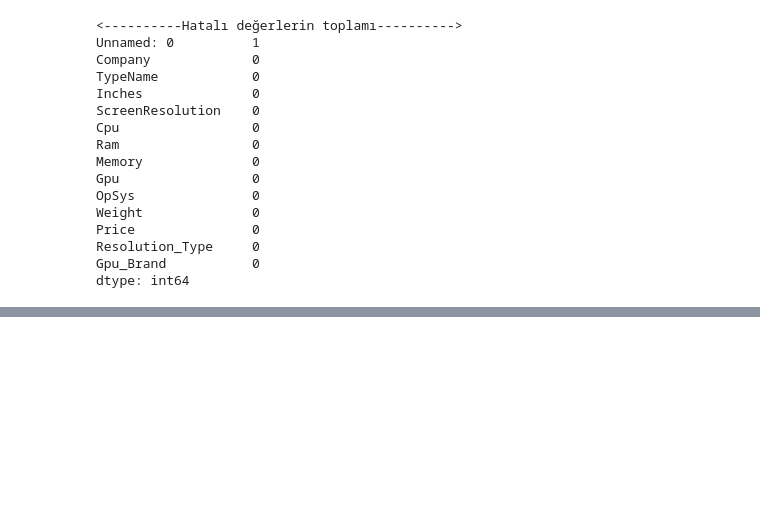
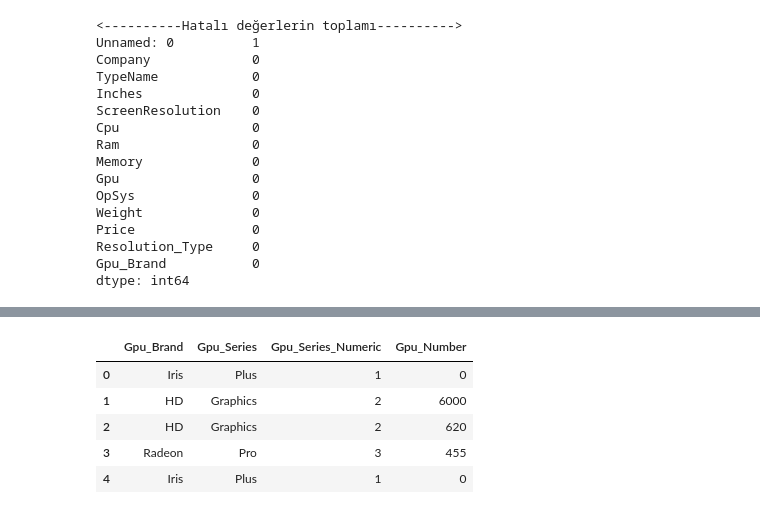
Before and after one commit to Gadaffi508/Dat-Analysis, a Jupyter notebook: Yusuf-Vize-Data-Analysis.ipynb, the cells around one changed output, grey strips where cells are left out. Cells and saved outputs as stored; diff of their text form; code cells hidden in the pictures; blank space fills up the shorter version.

```diff
--- a/Yusuf-Vize-Data-Analysis.ipynb
+++ b/Yusuf-Vize-Data-Analysis.ipynb
@@ -759,0 +1009,2 @@ df.info()
+# %%
+df[["Gpu_Brand", "Gpu_Model"]] = df["Gpu"].str.extract(r"(\w+) (.+)")
@@ -759,0 +1040,47 @@ df.info()
+# %%
+DisplayType_Group = {
+    "Standard Display" : 1,
+    "Retina Display" : 2
+}
+
+converted_columns["Display_Type"] = converted_columns["Display_Type"].map(DisplayType_Group)
+# %%
+Panel_Type_Group = {
+    "Standard Panel" : 1,
+    "IPS Panel" : 2
+}
+
+converted_columns["Panel_Type"] = converted_columns["Panel_Type"].map(Panel_Type_Group)
+# %%
+Gpu_Brand_Group = {
+    "Intel" : 1,
+    "Nvidia" : 2,
+    "AMD" : 3,
+    "ARM" : 4
+}
+
+converted_columns["Gpu_Brand"] = converted_columns["Gpu_Brand"].map(Gpu_Brand_Group)
+# %%
+# Gpu_Model'i parçalarına ayıralım
+converted_columns[["Gpu_Brand", "Gpu_Series", "Gpu_Number"]] = converted_columns["Gpu_Model"].str.extract(r"(\w+) (\w+)? ?(\d+)?")
+
+# Eksik değerleri "Unknown" ile dolduralım
+converted_columns["Gpu_Series"].fillna("Unknown", inplace=True)
+converted_columns["Gpu_Number"].fillna("0", inplace=True)  # Sayısal eksik değerleri '0' yapıyoruz
+
+# Gpu_Series'i numaralandıralım
+gpu_series_mapping = {series: idx for idx, series in enumerate(converted_columns["Gpu_Series"].unique(), start=1)}
+converted_columns["Gpu_Series_Numeric"] = converted_columns["Gpu_Series"].map(gpu_series_mapping)
+
+# Gpu_Number'ı sayısal değere dönüştürelim
+converted_columns["Gpu_Number"] = converted_columns["Gpu_Number"].astype(int)
+
+# Sonuçları kontrol edelim
+converted_columns[["Gpu_Brand", "Gpu_Series", "Gpu_Series_Numeric", "Gpu_Number"]].head()
+# %% [output]
+|  | Gpu_Brand | Gpu_Series | Gpu_Series_Numeric | Gpu_Number |
+| 0 | Iris | Plus | 1 | 0 |
+| 1 | HD | Graphics | 2 | 6000 |
+| 2 | HD | Graphics | 2 | 620 |
+| 3 | Radeon | Pro | 3 | 455 |
+| 4 | Iris | Plus | 1 | 0 |
```
Also changed, not shown: parts of 46 cells of this notebook.
